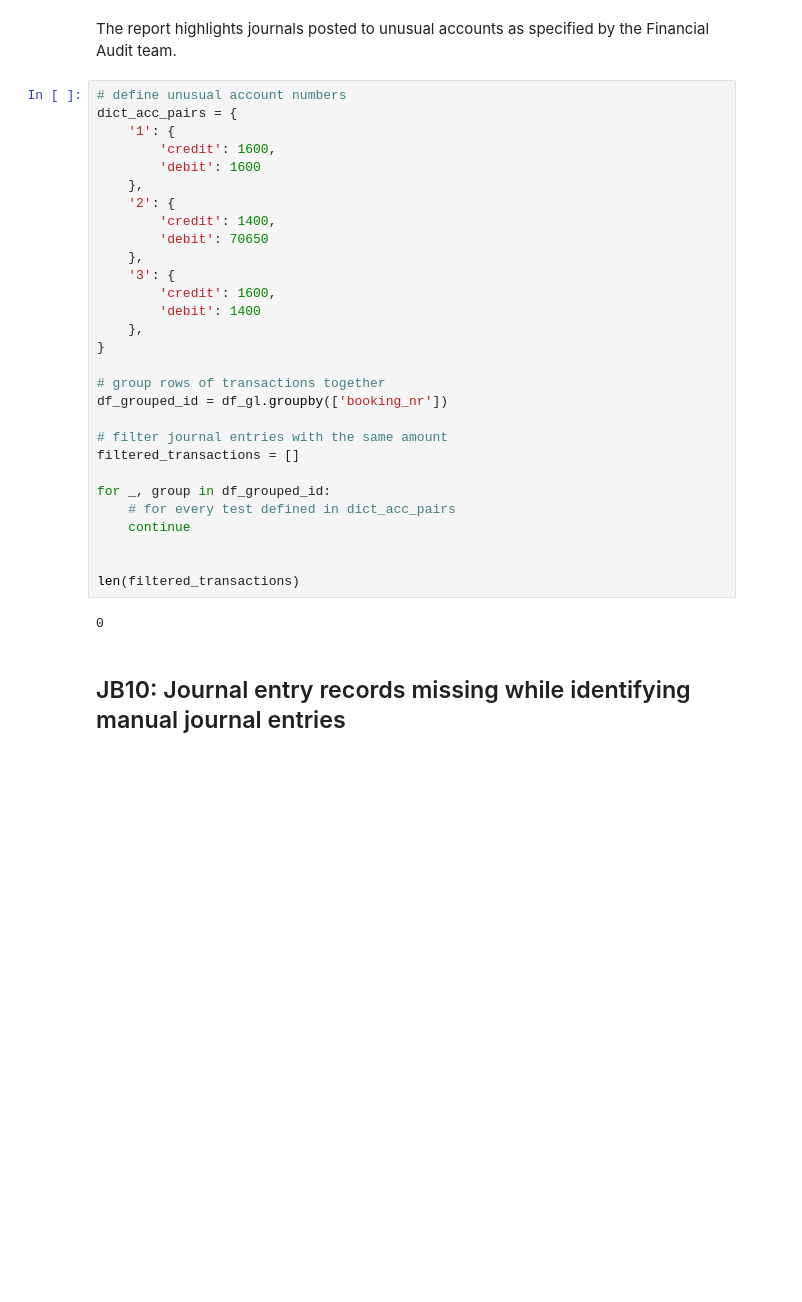
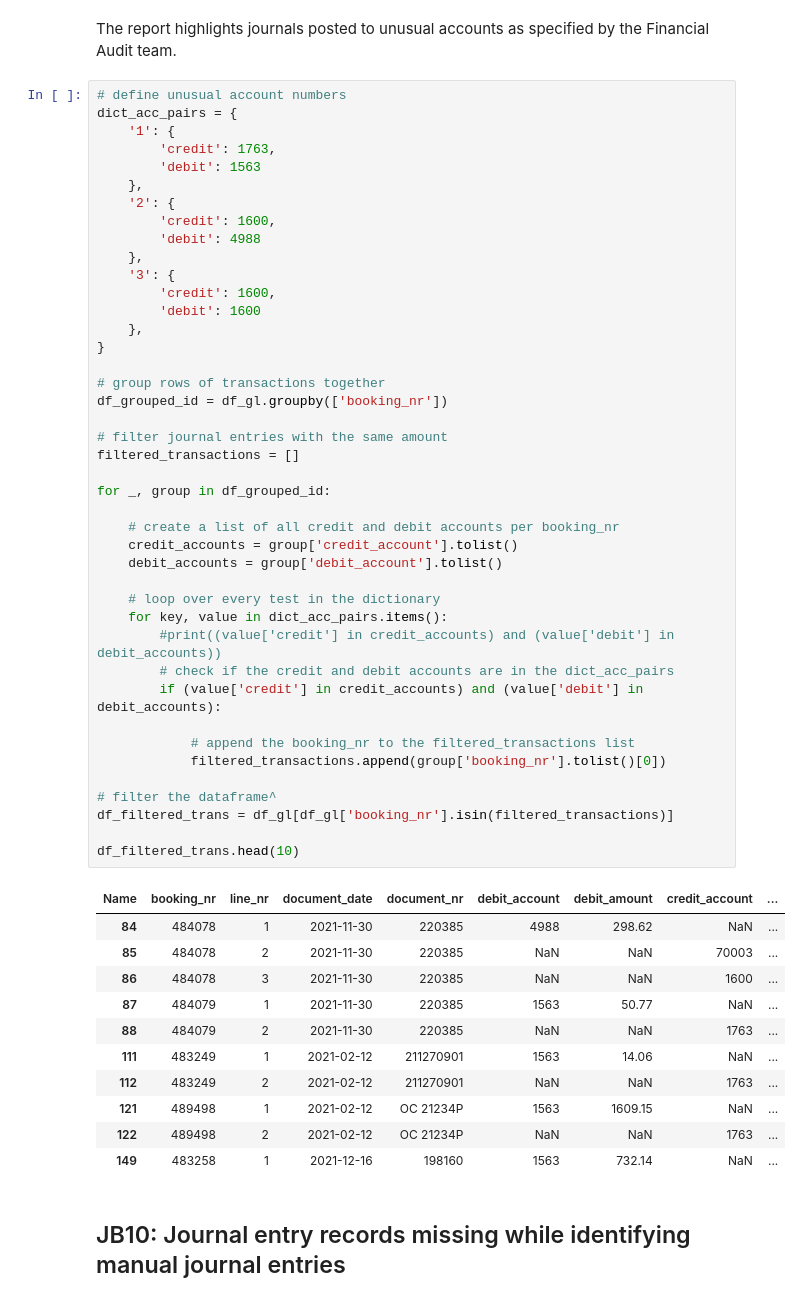
Before and after one commit to tlex-web/journal-entry-tests, a Jupyter notebook: JET.ipynb, the cells around one changed output. Drawn from its saved outputs; the diff is of its cells as text; blank space fills up the shorter version.

```diff
--- a/JET.ipynb
+++ b/JET.ipynb
@@ -1230,34 +1230,57 @@ The report highlights journals posted to unusual accounts as specified by the Fi
 # %%
 # define unusual account numbers
 dict_acc_pairs = {
     '1': {
-        'credit': 1600,
-        'debit': 1600
+        'credit': 1763,
+        'debit': 1563
     },
     '2': {
-        'credit': 1400,
-        'debit': 70650
+        'credit': 1600,
+        'debit': 4988
     },
     '3': {
         'credit': 1600,
-        'debit': 1400
+        'debit': 1600
     },
 }
 
 # group rows of transactions together
 df_grouped_id = df_gl.groupby(['booking_nr'])
 
 # filter journal entries with the same amount
 filtered_transactions = []
 
 for _, group in df_grouped_id:
-    # for every test defined in dict_acc_pairs
-    continue
 
+    # create a list of all credit and debit accounts per booking_nr
+    credit_accounts = group['credit_account'].tolist()
+    debit_accounts = group['debit_account'].tolist()
 
-len(filtered_transactions)
+    # loop over every test in the dictionary
+    for key, value in dict_acc_pairs.items():
+        #print((value['credit'] in credit_accounts) and (value['debit'] in debit_accounts))
+        # check if the credit and debit accounts are in the dict_acc_pairs
+        if (value['credit'] in credit_accounts) and (value['debit'] in debit_accounts):
+
+            # append the booking_nr to the filtered_transactions list
+            filtered_transactions.append(group['booking_nr'].tolist()[0])
+
+# filter the dataframe^
+df_filtered_trans = df_gl[df_gl['booking_nr'].isin(filtered_transactions)]
+
+df_filtered_trans.head(10)
 # %% [output]
-0
+| Name | booking_nr | line_nr | document_date | document_nr | debit_account | debit_amount | credit_account | ... |
+| 84 | 484078 | 1 | 2021-11-30 | 220385 | 4988 | 298.62 | NaN | ... |
+| 85 | 484078 | 2 | 2021-11-30 | 220385 | NaN | NaN | 70003 | ... |
+| 86 | 484078 | 3 | 2021-11-30 | 220385 | NaN | NaN | 1600 | ... |
+| 87 | 484079 | 1 | 2021-11-30 | 220385 | 1563 | 50.77 | NaN | ... |
+| 88 | 484079 | 2 | 2021-11-30 | 220385 | NaN | NaN | 1763 | ... |
+| 111 | 483249 | 1 | 2021-02-12 | 211270901 | 1563 | 14.06 | NaN | ... |
+| 112 | 483249 | 2 | 2021-02-12 | 211270901 | NaN | NaN | 1763 | ... |
+| 121 | 489498 | 1 | 2021-02-12 | OC 21234P | 1563 | 1609.15 | NaN | ... |
+| 122 | 489498 | 2 | 2021-02-12 | OC 21234P | NaN | NaN | 1763 | ... |
+| 149 | 483258 | 1 | 2021-12-16 | 198160 | 1563 | 732.14 | NaN | ... |
 # %% [markdown]
 ## JB10: Journal entry records missing while identifying manual journal entries
 # %% [markdown]
```
Also changed, not shown: parts of 2 cells of this notebook, 1 other file.
